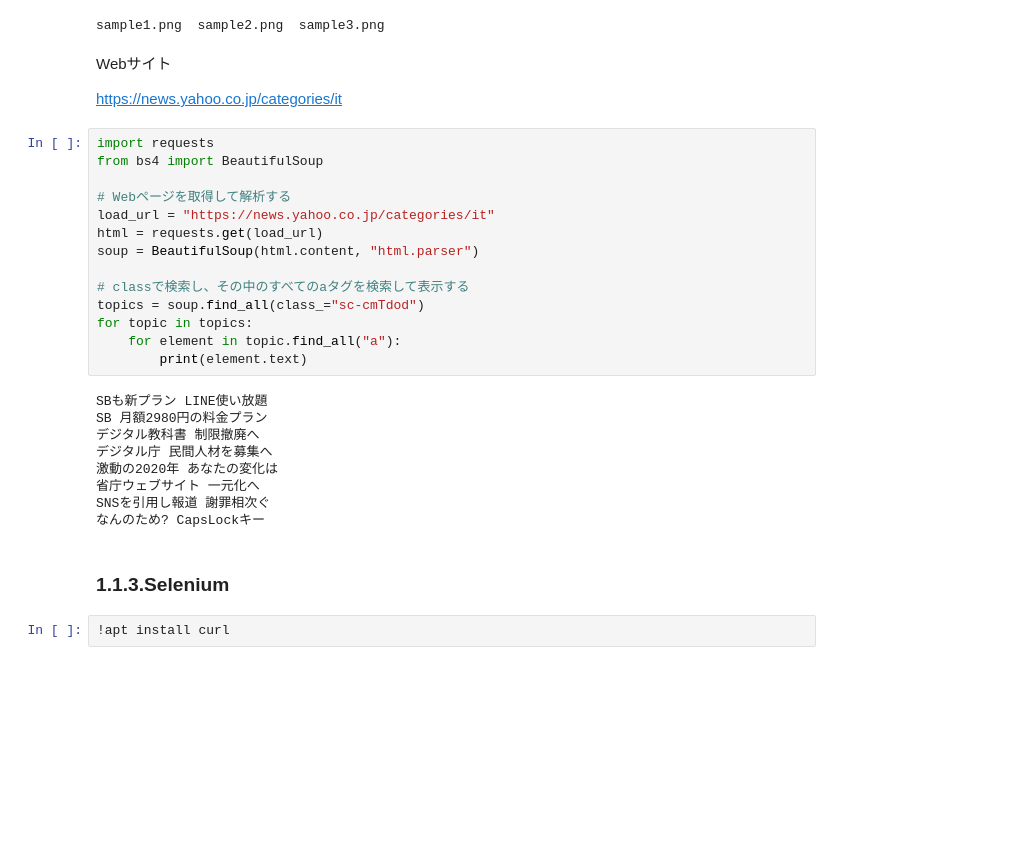
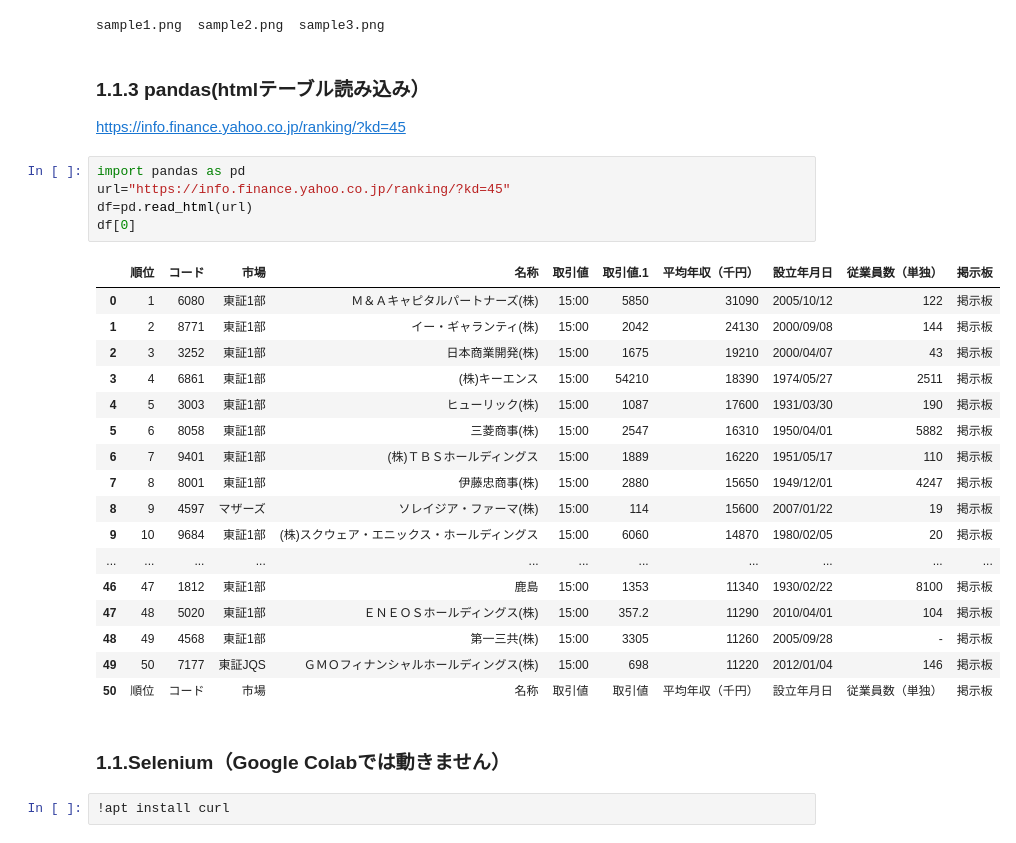
Before and after one commit to abenben/starproject-python, a Jupyter notebook: tutorial10.ipynb, the cells around one changed output. Cells and saved outputs as stored; diff of their text form; blank space fills up the shorter version.

```diff
--- a/tutorial10.ipynb
+++ b/tutorial10.ipynb
@@ -177,35 +274,35 @@ for element in soup.find_all("img"):
 !ls download2/
 # %% [output]
 sample1.png  sample2.png  sample3.png
-# %% [markdown]
-Webサイト
-
-https://news.yahoo.co.jp/categories/it
-# %%
-import requests
-from bs4 import BeautifulSoup
-
-# Webページを取得して解析する
-load_url = "https://news.yahoo.co.jp/categories/it"
-html = requests.get(load_url)
-soup = BeautifulSoup(html.content, "html.parser")
-
-# classで検索し、その中のすべてのaタグを検索して表示する
-topics = soup.find_all(class_="sc-cmTdod")
-for topic in topics:
-    for element in topic.find_all("a"):
-        print(element.text)
-# %% [output]
-SBも新プラン LINE使い放題
-SB 月額2980円の料金プラン
-デジタル教科書 制限撤廃へ
-デジタル庁 民間人材を募集へ
-激動の2020年 あなたの変化は
-省庁ウェブサイト 一元化へ
-SNSを引用し報道 謝罪相次ぐ
-なんのため? CapsLockキー
+# %% [markdown]
+### 1.1.3 pandas(htmlテーブル読み込み）
+
+https://info.finance.yahoo.co.jp/ranking/?kd=45
+# %%
+import pandas as pd
+url="https://info.finance.yahoo.co.jp/ranking/?kd=45"
+df=pd.read_html(url)
+df[0]
+# %% [output]
+|  | 順位 | コード | 市場 | 名称 | 取引値 | 取引値.1 | 平均年収（千円） | 設立年月日 | 従業員数（単独） | 掲示板 |
+| 0 | 1 | 6080 | 東証1部 | Ｍ＆Ａキャピタルパートナーズ(株) | 15:00 | 5850 | 31090 | 2005/10/12 | 122 | 掲示板 |
+| 1 | 2 | 8771 | 東証1部 | イー・ギャランティ(株) | 15:00 | 2042 | 24130 | 2000/09/08 | 144 | 掲示板 |
+| 2 | 3 | 3252 | 東証1部 | 日本商業開発(株) | 15:00 | 1675 | 19210 | 2000/04/07 | 43 | 掲示板 |
+| 3 | 4 | 6861 | 東証1部 | (株)キーエンス | 15:00 | 54210 | 18390 | 1974/05/27 | 2511 | 掲示板 |
+| 4 | 5 | 3003 | 東証1部 | ヒューリック(株) | 15:00 | 1087 | 17600 | 1931/03/30 | 190 | 掲示板 |
+| 5 | 6 | 8058 | 東証1部 | 三菱商事(株) | 15:00 | 2547 | 16310 | 1950/04/01 | 5882 | 掲示板 |
+| 6 | 7 | 9401 | 東証1部 | (株)ＴＢＳホールディングス | 15:00 | 1889 | 16220 | 1951/05/17 | 110 | 掲示板 |
+| 7 | 8 | 8001 | 東証1部 | 伊藤忠商事(株) | 15:00 | 2880 | 15650 | 1949/12/01 | 4247 | 掲示板 |
+| 8 | 9 | 4597 | マザーズ | ソレイジア・ファーマ(株) | 15:00 | 114 | 15600 | 2007/01/22 | 19 | 掲示板 |
+| 9 | 10 | 9684 | 東証1部 | (株)スクウェア・エニックス・ホールディングス | 15:00 | 6060 | 14870 | 1980/02/05 | 20 | 掲示板 |
+| ... | ... | ... | ... | ... | ... | ... | ... | ... | ... | ... |
+| 46 | 47 | 1812 | 東証1部 | 鹿島 | 15:00 | 1353 | 11340 | 1930/02/22 | 8100 | 掲示板 |
+| 47 | 48 | 5020 | 東証1部 | ＥＮＥＯＳホールディングス(株) | 15:00 | 357.2 | 11290 | 2010/04/01 | 104 | 掲示板 |
+| 48 | 49 | 4568 | 東証1部 | 第一三共(株) | 15:00 | 3305 | 11260 | 2005/09/28 | - | 掲示板 |
+| 49 | 50 | 7177 | 東証JQS | ＧＭＯフィナンシャルホールディングス(株) | 15:00 | 698 | 11220 | 2012/01/04 | 146 | 掲示板 |
+| 50 | 順位 | コード | 市場 | 名称 | 取引値 | 取引値 | 平均年収（千円） | 設立年月日 | 従業員数（単独） | 掲示板 |
 # %% [markdown]
-### 1.1.3.Selenium
+### 1.1.Selenium（Google Colabでは動きません）
 # %%
 !apt install curl
 # %% [output]
```
Also changed, not shown: parts of 59 cells of this notebook.
